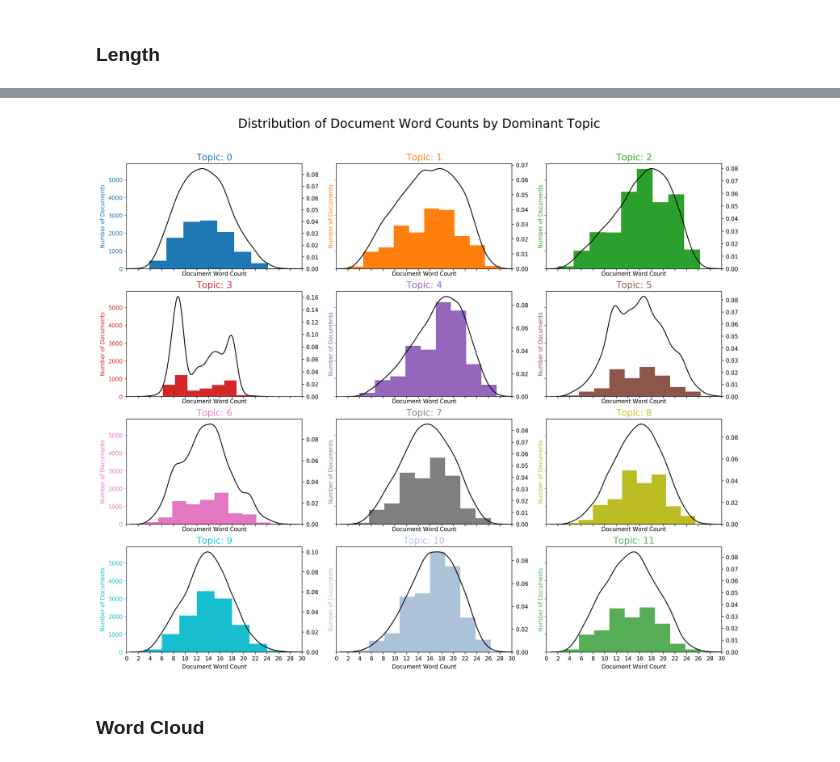
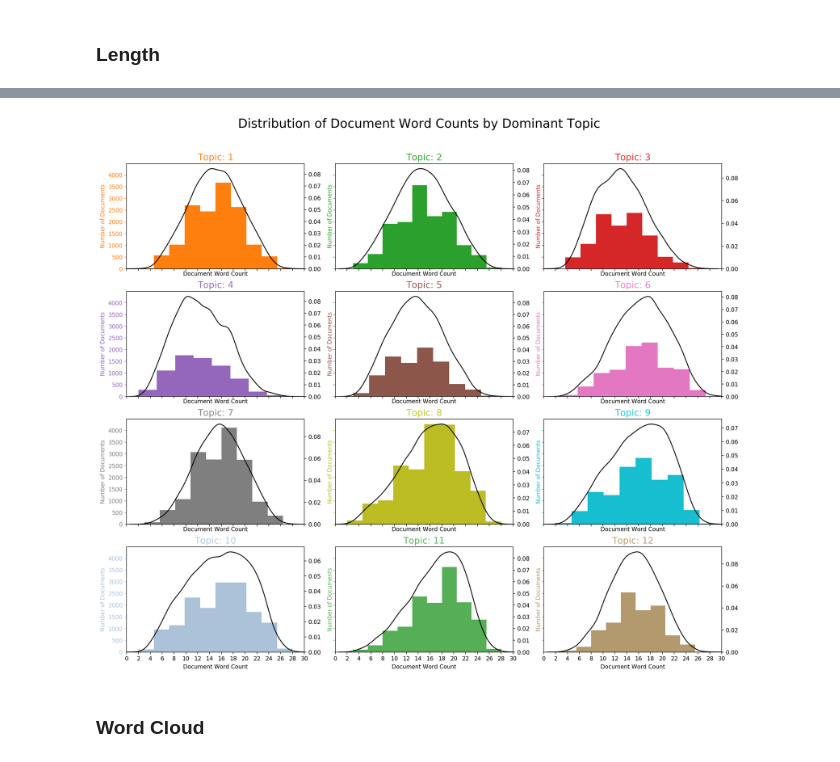
Before and after one commit to opardo/BlackLivesMatter, a Jupyter notebook: TopicModeling/get_topics_ferguson_mikebrown.ipynb, the cells around one changed output, grey strips where cells are left out. Saved outputs shown, nothing was run; the diff lists cells and outputs as text; code cells hidden in the pictures.

```diff
--- a/TopicModeling/get_topics_ferguson_mikebrown.ipynb
+++ b/TopicModeling/get_topics_ferguson_mikebrown.ipynb
@@ -332,0 +339,2 @@ optimal_model = model_list[3]
+# %%
+file_name = 'optimal_model'
@@ -333,3 +344,6 @@ optimal_model = model_list[3]
+# %%
+optimal_model = ldamodel.LdaModel.load(file_name, mmap='r')
+id2word = corpora.Dictionary.load('optimal_model.id2word', mmap='r')
 # %%
 # Print the topics
 pprint(optimal_model.show_topics(formatted=False, num_topics=20))
@@ -537,29 +552,28 @@ plt.show()
 # %%
-import seaborn as sns
-import matplotlib.colors as mcolors
 colors = mcolors.TABLEAU_COLORS
 colors.update(mcolors.XKCD_COLORS)
 cols = [color for name, color in colors.items()]
 
 fig, axes = plt.subplots(4,3,figsize=(16,14), dpi=160, sharex=True, sharey=True)
 
 for i, ax in enumerate(axes.flatten()):
+    i += 1
     df_dominant_topic_sub = df_dominant_topic.loc[df_dominant_topic.Dominant_Topic == i, :]
     doc_lens = [len(d) for d in df_dominant_topic_sub.Words]
     ax.hist(doc_lens, color=cols[i])
     ax.tick_params(axis='y', labelcolor=cols[i], color=cols[i])
     sns.kdeplot(doc_lens, color="black", shade=False, bw=0.8, ax=ax.twinx())
     ax.set(xlim=(0, 30), xlabel='Document Word Count')
     ax.set_ylabel('Number of Documents', color=cols[i])
     ax.set_title('Topic: '+str(i), fontdict=dict(size=16, color=cols[i]))
 
 fig.tight_layout()
 fig.subplots_adjust(top=0.90)
 plt.xticks(np.arange(0, 32, 2))
 fig.suptitle('Distribution of Document Word Counts by Dominant Topic', fontsize=22)
 plt.show()
 # %% [output]
-[figure, old version]
+[figure, new version]
 # %% [markdown]
 ### Word Cloud
 # %%
```
Also changed, not shown: parts of 27 cells of this notebook, 4 other files.
